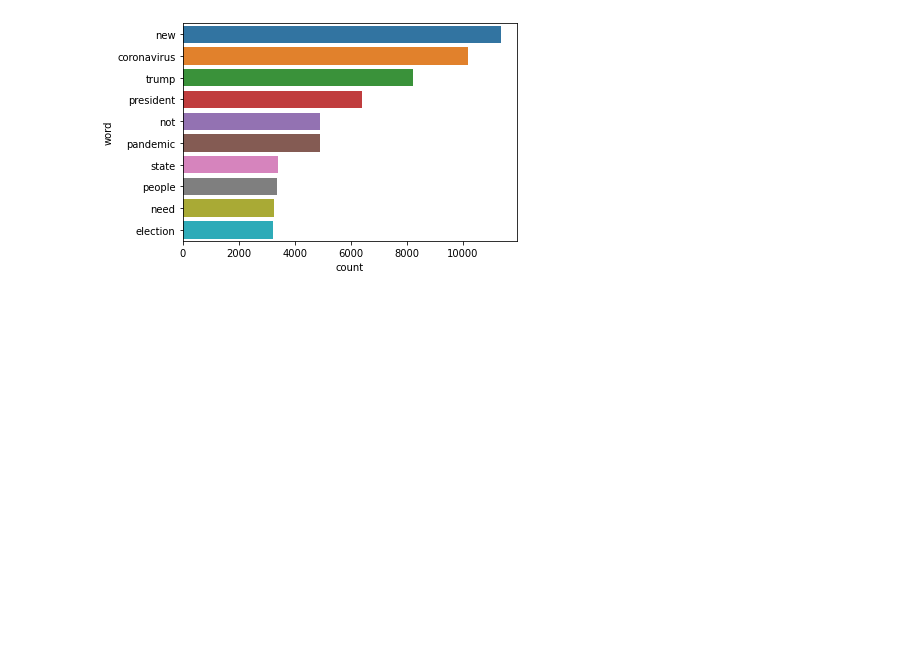
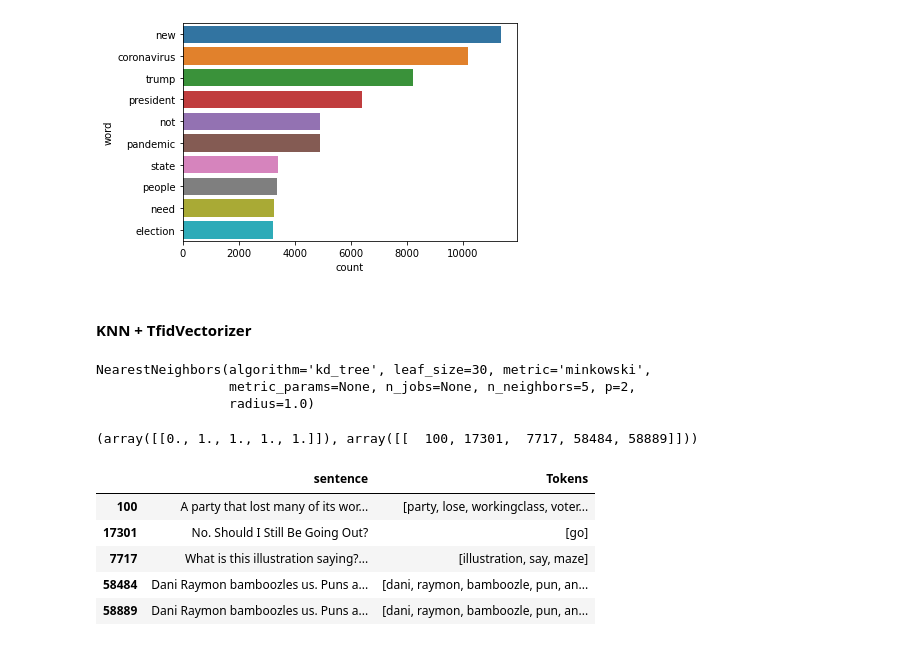
Before and after one commit to threegenie/knn_project, a Jupyter notebook: new_work_times_project.ipynb, the cells around one changed output. Saved outputs shown, nothing was run; the diff lists cells and outputs as text; code cells hidden in the pictures; blank space fills up the shorter version.

```diff
--- a/new_work_times_project.ipynb
+++ b/new_work_times_project.ipynb
@@ -73,7 +73,7 @@ print(nlp.Defaults.stop_words)
 # %%
 #불용어 추가하기
 st_words = nlp.Defaults.stop_words.union(['this', 'i', 'it', 'is', 'in', 'and', 'a', 'the', 'but', 'to', 'the',
-                                          'â\x80\x94','said','york','u.s.','not','day','date','year','time'])
+                                          'â\x80\x94','said','york','u.s.','not','not','day','date','year','time'])
 # %%
 def tokenize(text):
   text = text.lower()
@@ -187,3 +187,36 @@ sns.barplot(y=wc['word'][:10],x=wc['count'][:10],orient='h')
 # %% [output]
 <matplotlib.axes._subplots.AxesSubplot at 0x...>
 [figure]
+# %% [markdown]
+#### KNN + TfidVectorizer
+# %%
+from sklearn.feature_extraction.text import TfidfVectorizer
+tfidf = TfidfVectorizer(stop_words=st_words
+                        ,tokenizer=tokenize
+                        ,ngram_range = (1,2)
+                        ,max_features = 5000
+                        )
+dtm = tfidf.fit_transform(df['sentence'])
+dtm = pd.DataFrame(dtm.todense(), columns=tfidf.get_feature_names())
+# %%
+from sklearn.neighbors import NearestNeighbors
+nn = NearestNeighbors(n_neighbors=5, algorithm='kd_tree')
+nn.fit(dtm)
+# %% [output]
+NearestNeighbors(algorithm='kd_tree', leaf_size=30, metric='minkowski',
+                 metric_params=None, n_jobs=None, n_neighbors=5, p=2,
+                 radius=1.0)
+# %%
+result = nn.kneighbors([dtm.iloc[100]])
+result
+# %% [output]
+(array([[0., 1., 1., 1., 1.]]), array([[  100, 17301,  7717, 58484, 58889]]))
+# %%
+df.iloc[result[1][0]]
+# %% [output]
+|  | sentence | Tokens |
+| 100 | A party that lost many of its wor... | [party, lose, workingclass, voter... |
+| 17301 | No. Should I Still Be Going Out? | [go] |
+| 7717 | What is this illustration saying?... | [illustration, say, maze] |
+| 58484 | Dani Raymon bamboozles us. Puns a... | [dani, raymon, bamboozle, pun, an... |
+| 58889 | Dani Raymon bamboozles us. Puns a... | [dani, raymon, bamboozle, pun, an... |
```
